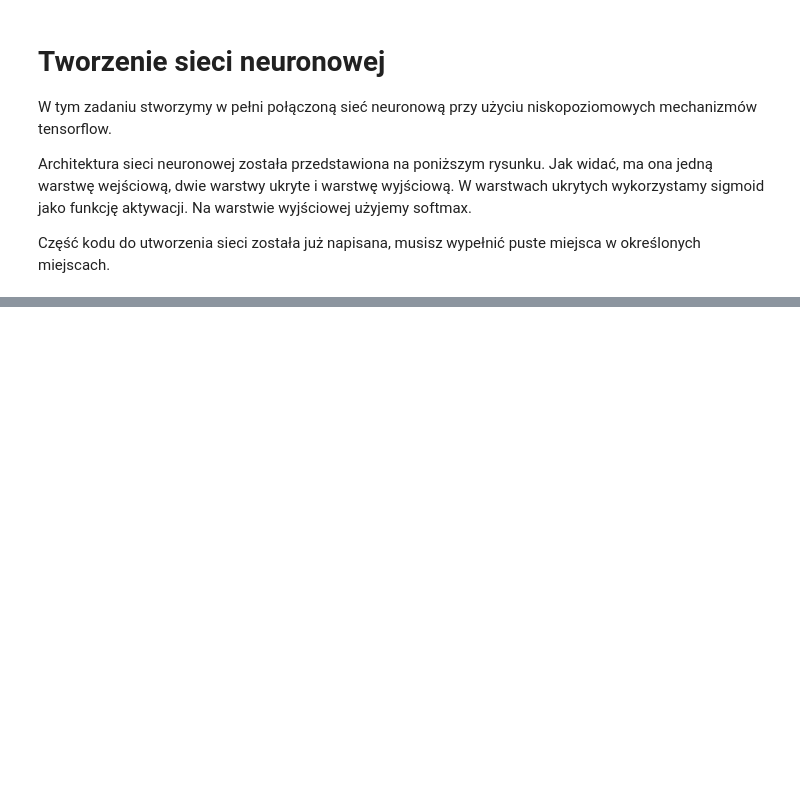
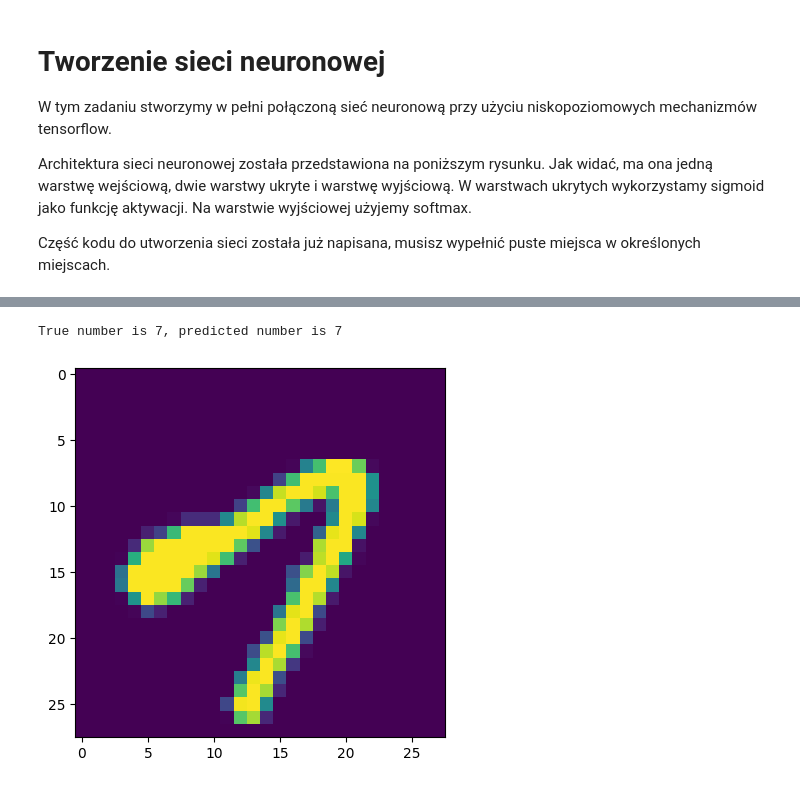
Before and after one commit to koc90/part_3_homework_8, a Jupyter notebook: Hw8_tensorflow_mnist_hw.ipynb, the cells around one changed output, grey strips where cells are left out. Cells and saved outputs as stored; diff of their text form; code cells hidden in the pictures; blank space fills up the shorter version.

```diff
--- a/Hw8_tensorflow_mnist_hw.ipynb
+++ b/Hw8_tensorflow_mnist_hw.ipynb
@@ -287,0 +227,5 @@ plt.imshow(x1)
+# %%
+compare(658)
+# %% [output]
+True number is 7, predicted number is 7
+[figure, added]
```
Also changed, not shown: parts of 25 cells of this notebook.
